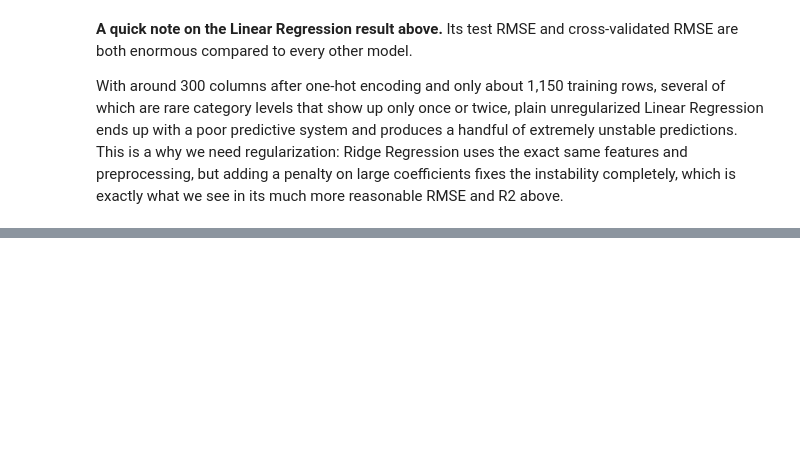
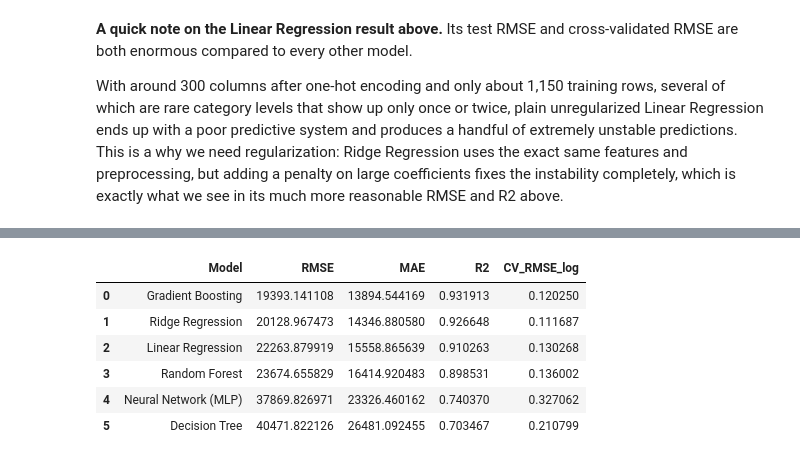
Before and after one commit to Majid-ctrl/Ames-Housing-Data-Cleaning-DS-Price-Prediction-Project, a Jupyter notebook: Notebook.ipynb, the cells around one changed output, grey strips where cells are left out. Drawn from its saved outputs; the diff is of its cells as text; code cells hidden in the pictures; blank space fills up the shorter version.

```diff
--- a/Notebook.ipynb
+++ b/Notebook.ipynb
@@ -663,0 +700,10 @@ exactly what we see in its much more reasonable RMSE and R2 above.
+# %%
+results_df
+# %% [output]
+|  | Model | RMSE | MAE | R2 | CV_RMSE_log |
+| 0 | Gradient Boosting | 19393.141108 | 13894.544169 | 0.931913 | 0.120250 |
+| 1 | Ridge Regression | 20128.967473 | 14346.880580 | 0.926648 | 0.111687 |
+| 2 | Linear Regression | 22263.879919 | 15558.865639 | 0.910263 | 0.130268 |
+| 3 | Random Forest | 23674.655829 | 16414.920483 | 0.898531 | 0.136002 |
+| 4 | Neural Network (MLP) | 37869.826971 | 23326.460162 | 0.740370 | 0.327062 |
+| 5 | Decision Tree | 40471.822126 | 26481.092455 | 0.703467 | 0.210799 |
```
Also changed, not shown: parts of 7 cells of this notebook.
